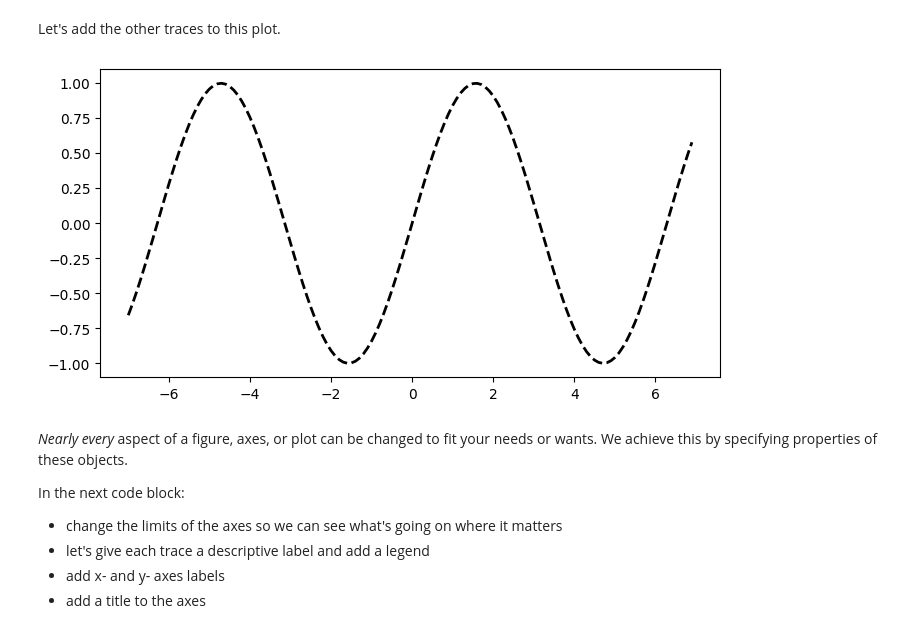
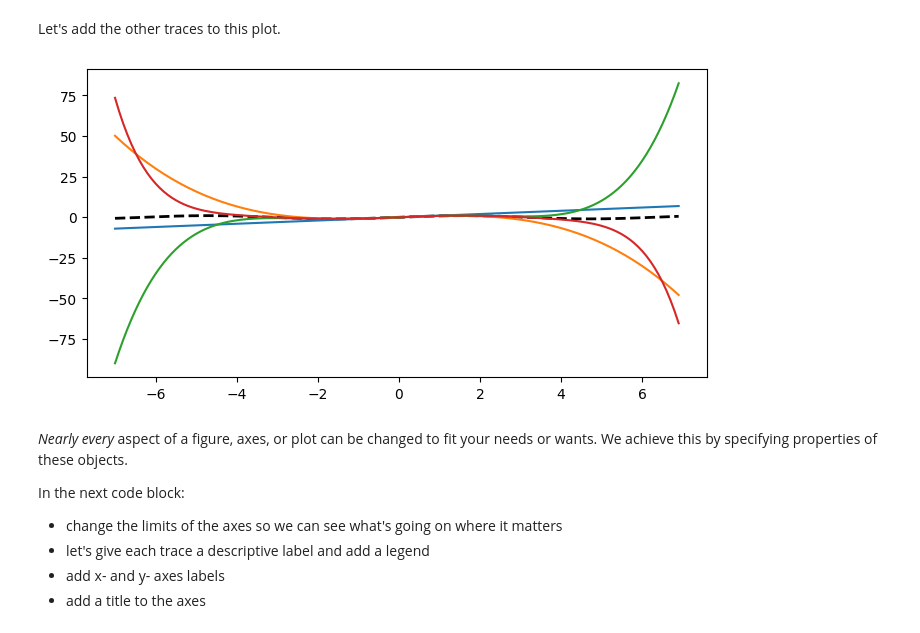
Before and after one commit to GettysburgDataScience/DS256-ClassNotes, a Jupyter notebook: _sources/02_NumpyMatplotlib/03_matplotlib.ipynb, the cells around one changed output. Saved outputs shown, nothing was run; the diff lists cells and outputs as text; code cells hidden in the pictures.

```diff
--- a/_sources/02_NumpyMatplotlib/03_matplotlib.ipynb
+++ b/_sources/02_NumpyMatplotlib/03_matplotlib.ipynb
@@ -90,15 +95,17 @@ plt.show()
 # %% [markdown]
 Let's add the other traces to this plot.
 # %%
-''' Let's adorn our axes with labels and a title'''
-fig, ax = plt.subplots(1,1, figsize = (8, 4))
-
+fig, ax = plt.subplots(1,1, figsize = (8,4))
 ''' Now we plot on the axes '''
-ax.plot(x, y, color = 'k', linewidth = 2, linestyle = '--')
+ax.plot(x, y, color = 'k', linestyle = '--', linewidth=2)
+ax.plot(x, y1)
+ax.plot(x, y2)
+ax.plot(x, y3)
+ax.plot(x, y4)
 
 plt.show()
 # %% [output]
-[figure, old version]
+[figure, new version]
 # %% [markdown]
 *Nearly every* aspect of a figure, axes, or plot can be changed to fit your needs or wants. We achieve this by specifying properties of these objects.
 
```
Also changed, not shown: parts of 9 cells of this notebook, 23 other files.
